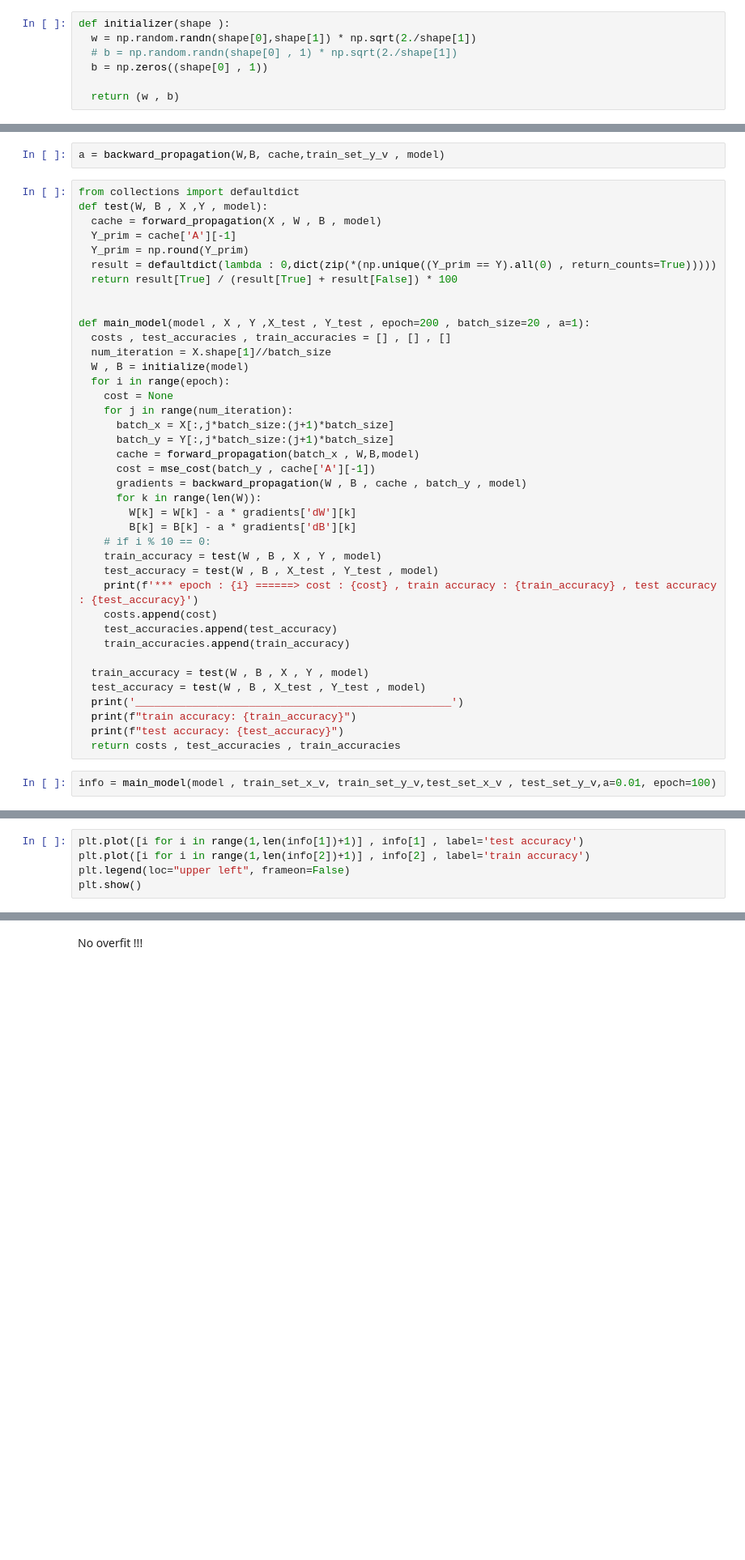
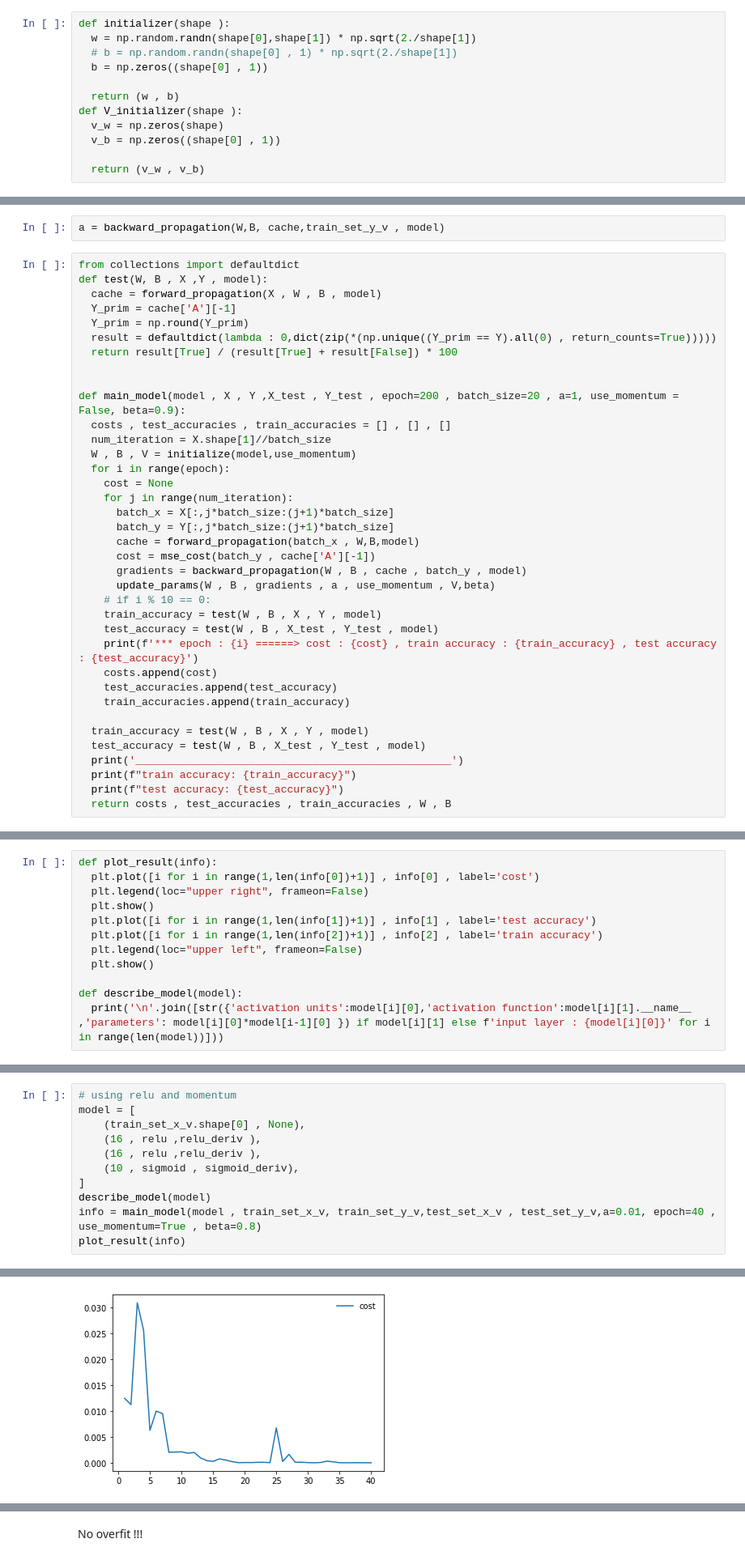
Before and after one commit to AlirezaAK2000/digit_recognizer, a Jupyter notebook: AI_First_Project.ipynb, the cells around one changed output, grey strips where cells are left out. Shown: that part at 81% size. Saved outputs shown, nothing was run; the diff lists cells and outputs as text; blank space fills up the shorter version.

Commit message:
momentum added

```diff
--- a/AI_First_Project.ipynb
+++ b/AI_First_Project.ipynb
@@ -157,4 +157,9 @@ def initializer(shape ):
   b = np.zeros((shape[0] , 1))
 
   return (w , b)
+def V_initializer(shape ):
+  v_w = np.zeros(shape)
+  v_b = np.zeros((shape[0] , 1))
+
+  return (v_w , v_b)
 # %%
@@ -245,10 +275,10 @@ def test(W, B , X ,Y , model):
   return result[True] / (result[True] + result[False]) * 100
 
 
-def main_model(model , X , Y ,X_test , Y_test , epoch=200 , batch_size=20 , a=1):
+def main_model(model , X , Y ,X_test , Y_test , epoch=200 , batch_size=20 , a=1, use_momentum = False, beta=0.9):
   costs , test_accuracies , train_accuracies = [] , [] , []
   num_iteration = X.shape[1]//batch_size
-  W , B = initialize(model)
+  W , B , V = initialize(model,use_momentum)
   for i in range(epoch):
     cost = None
     for j in range(num_iteration):
@@ -257,9 +287,7 @@ def main_model(model , X , Y ,X_test , Y_test , epoch=200 , batch_size=20 , a=1)
       cache = forward_propagation(batch_x , W,B,model)
       cost = mse_cost(batch_y , cache['A'][-1])
       gradients = backward_propagation(W , B , cache , batch_y , model)
-      for k in range(len(W)):
-        W[k] = W[k] - a * gradients['dW'][k]
-        B[k] = B[k] - a * gradients['dB'][k]
+      update_params(W , B , gradients , a , use_momentum , V,beta)
     # if i % 10 == 0:
     train_accuracy = test(W , B , X , Y , model)
     test_accuracy = test(W , B , X_test , Y_test , model)
@@ -273,6 +301,4 @@ def main_model(model , X , Y ,X_test , Y_test , epoch=200 , batch_size=20 , a=1)
   print('__________________________________________________')
   print(f"train accuracy: {train_accuracy}")
   print(f"test accuracy: {test_accuracy}")
-  return costs , test_accuracies , train_accuracies
+  return costs , test_accuracies , train_accuracies , W , B
-# %%
-info = main_model(model , train_set_x_v, train_set_y_v,test_set_x_v , test_set_y_v,a=0.01, epoch=100)
@@ -323,5 +305,12 @@ plt.show()
 # %%
-plt.plot([i for i in range(1,len(info[1])+1)] , info[1] , label='test accuracy')
-plt.plot([i for i in range(1,len(info[2])+1)] , info[2] , label='train accuracy')
-plt.legend(loc="upper left", frameon=False)
-plt.show()
+def plot_result(info):
+  plt.plot([i for i in range(1,len(info[0])+1)] , info[0] , label='cost')
+  plt.legend(loc="upper right", frameon=False)
+  plt.show()
+  plt.plot([i for i in range(1,len(info[1])+1)] , info[1] , label='test accuracy')
+  plt.plot([i for i in range(1,len(info[2])+1)] , info[2] , label='train accuracy')
+  plt.legend(loc="upper left", frameon=False)
+  plt.show()
+
+def describe_model(model):
+  print('\n'.join([str({'activation units':model[i][0],'activation function':model[i][1].__name__ ,'parameters': model[i][0]*model[i-1][0] }) if model[i][1] else f'input layer : {model[i][0]}' for i in range(len(model))]))
@@ -329,0 +317,12 @@ plt.show()
+# %%
+# using relu and momentum
+model = [
+    (train_set_x_v.shape[0] , None),
+    (16 , relu ,relu_deriv ),
+    (16 , relu ,relu_deriv ),
+    (10 , sigmoid , sigmoid_deriv),
+]
+describe_model(model)
+info = main_model(model , train_set_x_v, train_set_y_v,test_set_x_v , test_set_y_v,a=0.01, epoch=40 , use_momentum=True , beta=0.8)
+plot_result(info)
+# %% [output]
@@ -329,0 +346 @@ plt.show()
+[figure, added]
```
Also changed, not shown: parts of 15 cells of this notebook.
